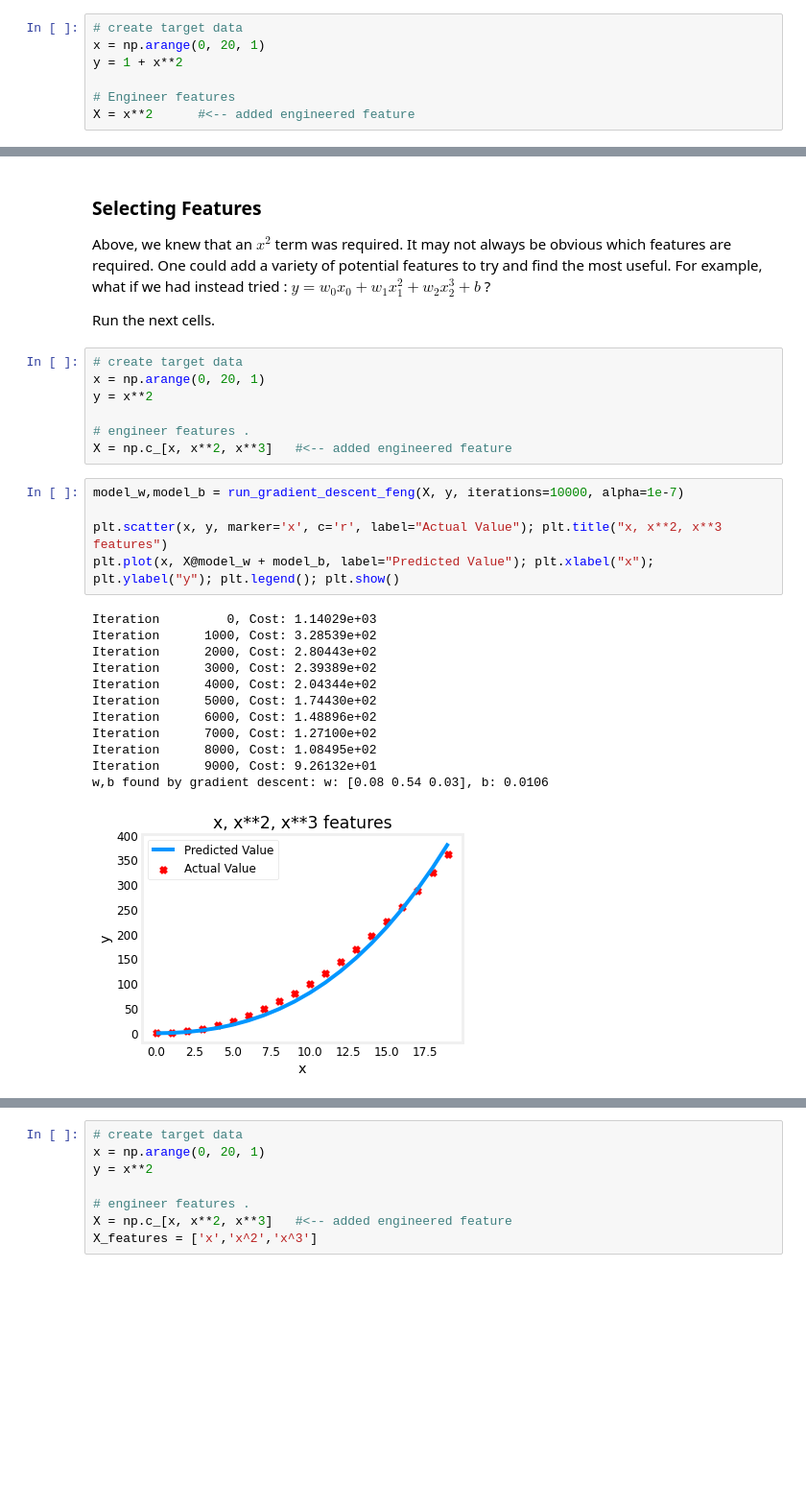
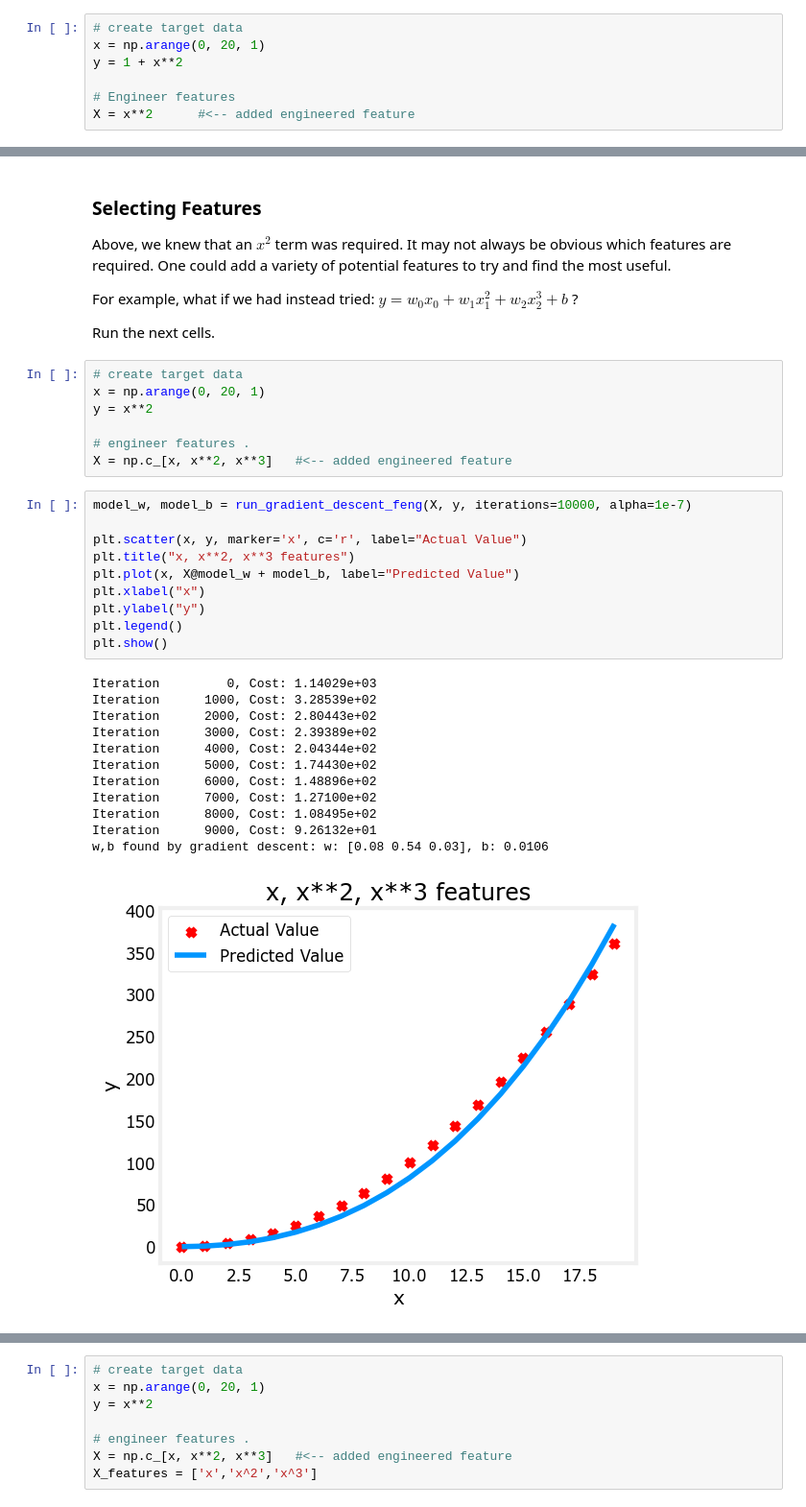
Before and after one commit to AntonioDiaz/machine-learning-specialization, a Jupyter notebook: 02_week/C1_W2_Lab04_FeatEng_PolyReg_Soln.ipynb, the cells around one changed output, grey strips where cells are left out. Shown at 96% size. Saved outputs shown, nothing was run; the diff lists cells and outputs as text; blank space fills up the shorter version.

```diff
--- a/02_week/C1_W2_Lab04_FeatEng_PolyReg_Soln.ipynb
+++ b/02_week/C1_W2_Lab04_FeatEng_PolyReg_Soln.ipynb
@@ -90,7 +119,9 @@ Great! near perfect fit. Notice the values of $\mathbf{w}$ and b printed right a
 # %% [markdown]
 ### Selecting Features
 <a name='GDF'></a>
-Above, we knew that an $x^2$ term was required. It may not always be obvious which features are required. One could add a variety of potential features to try and find the most useful. For example, what if we had instead tried : $y=w_0x_0 + w_1x_1^2 + w_2x_2^3+b$ ?
+Above, we knew that an $x^2$ term was required. It may not always be obvious which features are required. One could add a variety of potential features to try and find the most useful.
+
+For example, what if we had instead tried: $y=w_0x_0 + w_1x_1^2 + w_2x_2^3+b$ ?
 
 Run the next cells.
 # %%
@@ -101,21 +132,26 @@ y = x**2
 # engineer features .
 X = np.c_[x, x**2, x**3]   #<-- added engineered feature
 # %%
-model_w,model_b = run_gradient_descent_feng(X, y, iterations=10000, alpha=1e-7)
+model_w, model_b = run_gradient_descent_feng(X, y, iterations=10000, alpha=1e-7)
 
-plt.scatter(x, y, marker='x', c='r', label="Actual Value"); plt.title("x, x**2, x**3 features")
-plt.plot(x, X@model_w + model_b, label="Predicted Value"); plt.xlabel("x"); plt.ylabel("y"); plt.legend(); plt.show()
+plt.scatter(x, y, marker='x', c='r', label="Actual Value")
+plt.title("x, x**2, x**3 features")
+plt.plot(x, X@model_w + model_b, label="Predicted Value")
+plt.xlabel("x")
+plt.ylabel("y")
+plt.legend()
+plt.show()
 # %% [output]
 Iteration         0, Cost: 1.14029e+03
 Iteration      1000, Cost: 3.28539e+02
 Iteration      2000, Cost: 2.80443e+02
 Iteration      3000, Cost: 2.39389e+02
 Iteration      4000, Cost: 2.04344e+02
 Iteration      5000, Cost: 1.74430e+02
 Iteration      6000, Cost: 1.48896e+02
 Iteration      7000, Cost: 1.27100e+02
 Iteration      8000, Cost: 1.08495e+02
 Iteration      9000, Cost: 9.26132e+01
 w,b found by gradient descent: w: [0.08 0.54 0.03], b: 0.0106
-[figure, old version]
+[figure, new version]
 # %% [markdown]
```
Also changed, not shown: parts of 14 cells of this notebook.
